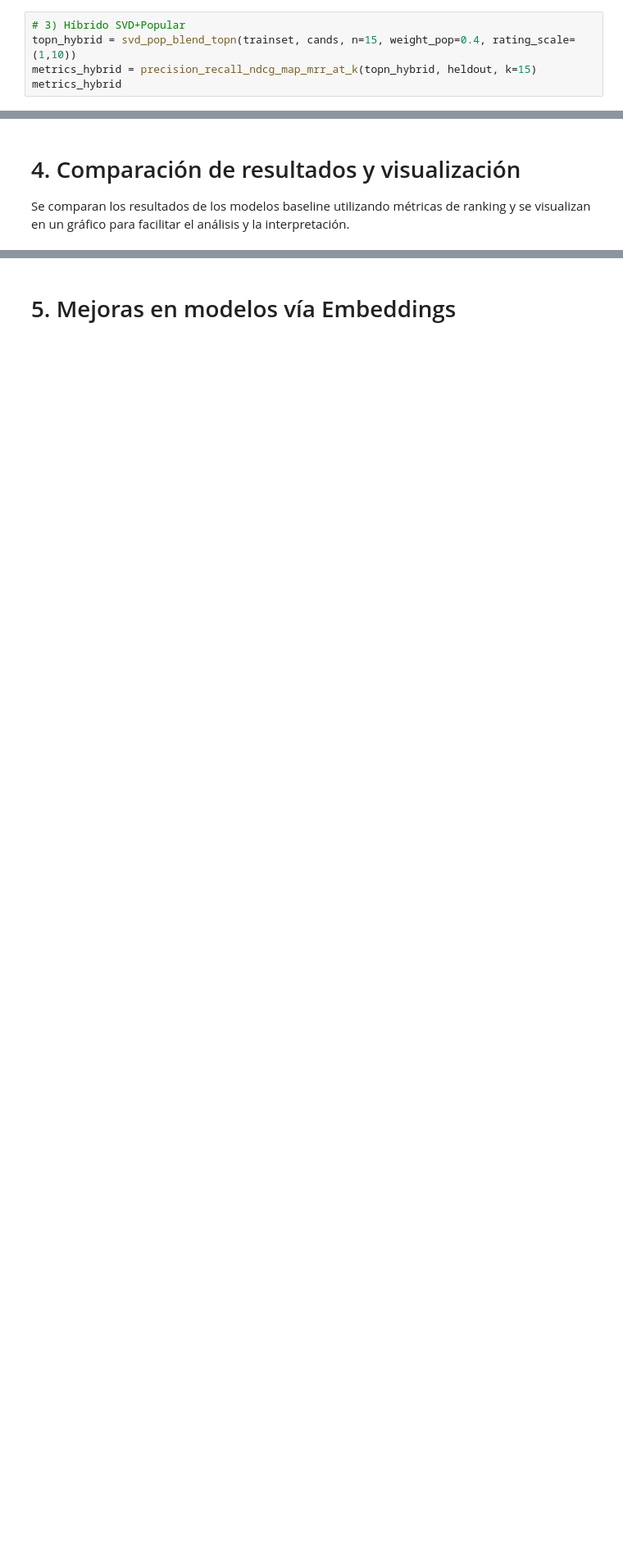
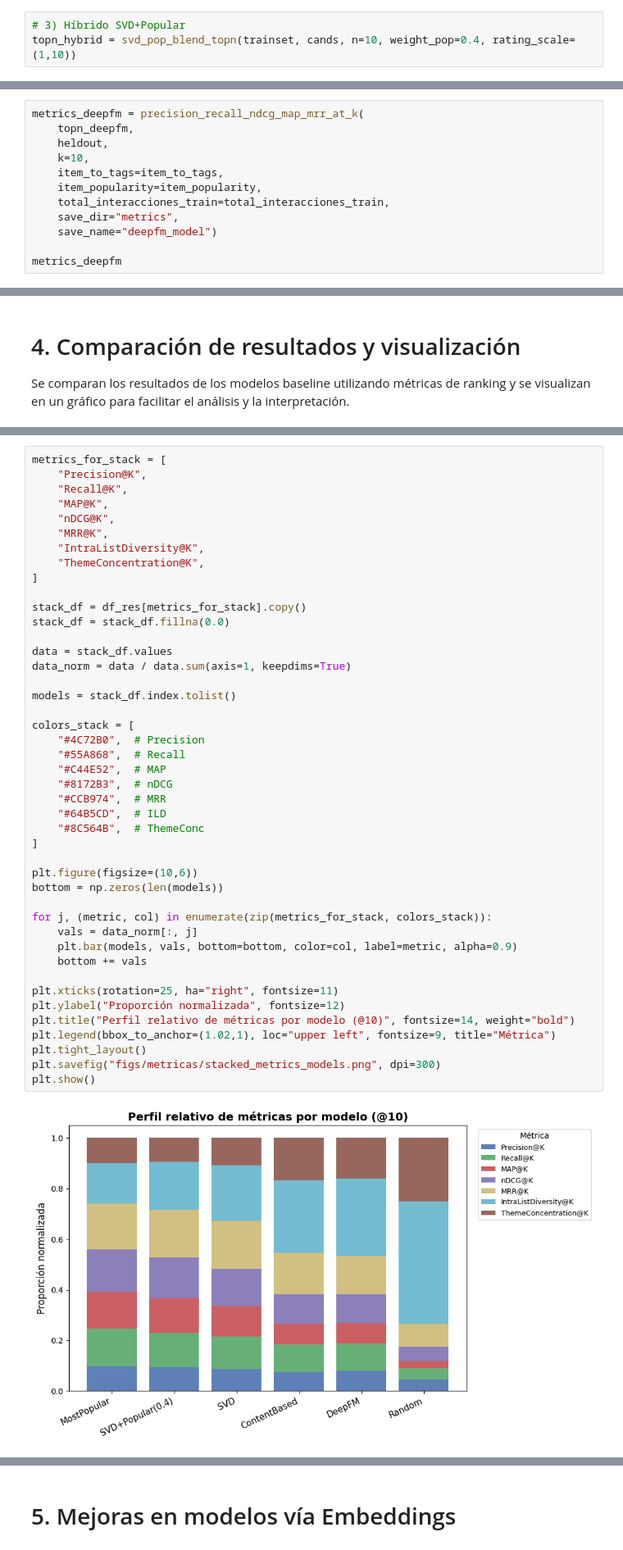
Before and after one commit to elruko/proyecto_RecSys, a Jupyter notebook: main.ipynb, the cells around one changed output, grey strips where cells are left out. Shown at 82% size. Saved outputs shown, nothing was run; the diff lists cells and outputs as text; blank space fills up the shorter version.

```diff
--- a/main.ipynb
+++ b/main.ipynb
@@ -773,8 +1181,6 @@ KeyboardInterrupt:
 ### 3.3.5 Modelo Hibrido SVD+Popular
 # %%
 # 3) Híbrido SVD+Popular
-topn_hybrid = svd_pop_blend_topn(trainset, cands, n=15, weight_pop=0.4, rating_scale=(1,10))
-metrics_hybrid = precision_recall_ndcg_map_mrr_at_k(topn_hybrid, heldout, k=15)
-metrics_hybrid
+topn_hybrid = svd_pop_blend_topn(trainset, cands, n=10, weight_pop=0.4, rating_scale=(1,10))
 # %% [output]
 [Hybrid] Entrenando SVD...
@@ -987,0 +1414,12 @@ metrics_deepfm
+# %%
+metrics_deepfm = precision_recall_ndcg_map_mrr_at_k(
+    topn_deepfm,
+    heldout,
+    k=10,
+    item_to_tags=item_to_tags,
+    item_popularity=item_popularity,
+    total_interacciones_train=total_interacciones_train,
+    save_dir="metrics",
+    save_name="deepfm_model")
+
+metrics_deepfm
@@ -1148,0 +1510,46 @@ SVD+Popular — métricas por K
+# %%
+metrics_for_stack = [
+    "Precision@K",
+    "Recall@K",
+    "MAP@K",
+    "nDCG@K",
+    "MRR@K",
+    "IntraListDiversity@K",
+    "ThemeConcentration@K",
+]
+
+stack_df = df_res[metrics_for_stack].copy()
+stack_df = stack_df.fillna(0.0)
+
+data = stack_df.values
+data_norm = data / data.sum(axis=1, keepdims=True)
+
+models = stack_df.index.tolist()
+
+colors_stack = [
+    "#4C72B0",  # Precision
+    "#55A868",  # Recall
+    "#C44E52",  # MAP
+    "#8172B3",  # nDCG
+    "#CCB974",  # MRR
+    "#64B5CD",  # ILD
+    "#8C564B",  # ThemeConc
+]
+
+plt.figure(figsize=(10,6))
+bottom = np.zeros(len(models))
+
+for j, (metric, col) in enumerate(zip(metrics_for_stack, colors_stack)):
+    vals = data_norm[:, j]
+    plt.bar(models, vals, bottom=bottom, color=col, label=metric, alpha=0.9)
+    bottom += vals
+
+plt.xticks(rotation=25, ha="right", fontsize=11)
+plt.ylabel("Proporción normalizada", fontsize=12)
+plt.title("Perfil relativo de métricas por modelo (@10)", fontsize=14, weight="bold")
+plt.legend(bbox_to_anchor=(1.02,1), loc="upper left", fontsize=9, title="Métrica")
+plt.tight_layout()
+plt.savefig("figs/metricas/stacked_metrics_models.png", dpi=300)
+plt.show()
+# %% [output]
+[figure, added]
```
Also changed, not shown: parts of 42 cells of this notebook, 22 other files.
